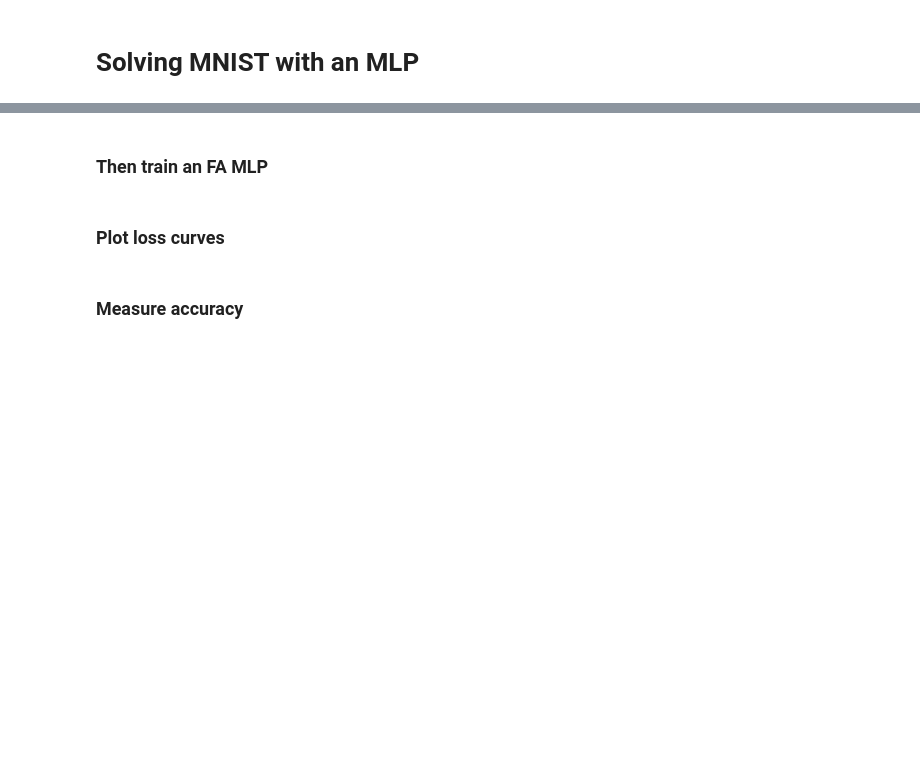
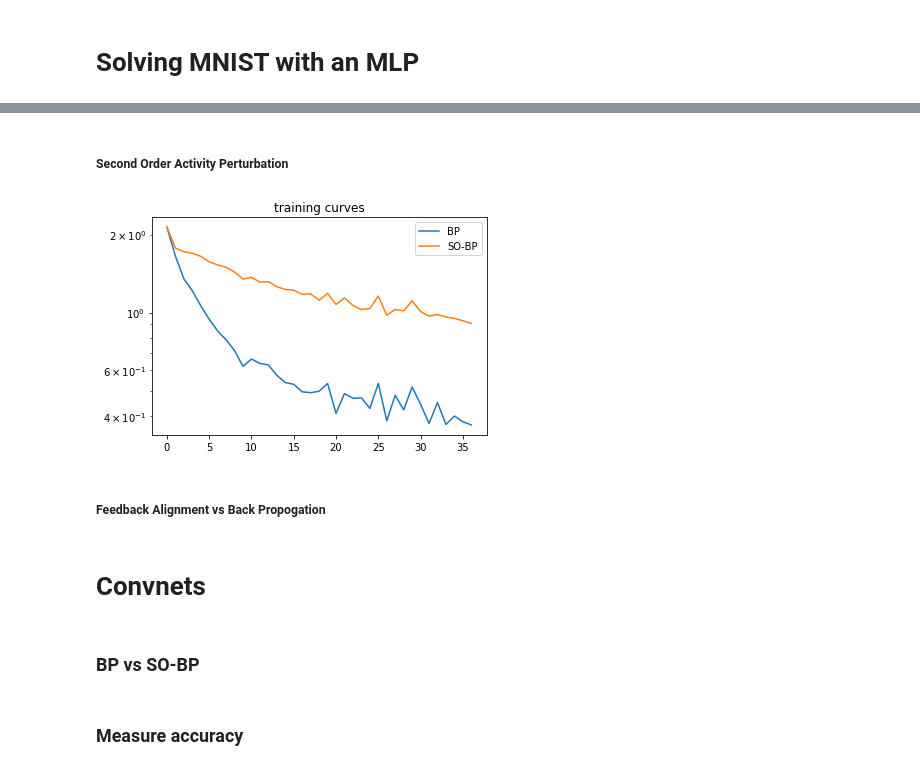
Before and after one commit to taliesinb/feedback_alignment, a Jupyter notebook: train_mnist.ipynb, the cells around one changed output, grey strips where cells are left out. Saved outputs shown, nothing was run; the diff lists cells and outputs as text; code cells hidden in the pictures; blank space fills up the shorter version.

Commit message:
Added SOAP module…
…which sadly makes training worse!

```diff
--- a/train_mnist.ipynb
+++ b/train_mnist.ipynb
@@ -19,2 +17,0 @@ loss1 = train_net(mlp1, mnist, 5, regression=False, sample_every=50)['loss']
-# %% [markdown]
-### Then train an FA MLP
@@ -24,2 +17,0 @@ loss2 = train_net(mlp2, mnist, 5, regression=False, sample_every=50)['loss']
-# %% [markdown]
-### Plot loss curves
@@ -33,0 +18,32 @@ plt.legend(['BP','FA']);
+# %% [markdown]
+##### Second Order Activity Perturbation
+# %%
+reload(fa)
+reload(ap)
+
+seed = 1
+h1 = 100
+h2 = 10
+soap_lr = 1
+soap_bias = 1e-3
+isize = 28 * 28
+
+train_args = {'regression':False, 'data': mnist, 'epochs': 0.2, 'optimizer':'SGD', 'sample_every':5, 'lr':0.05}
+
+torch.manual_seed(1)
+mlp1 = nn.Sequential(flatten(), fa.BPLinear(isize, h1), nn.Tanh(), fa.BPLinear(h1, h2))
+loss1 = train_net(mlp1, **train_args)['loss']
+
+torch.manual_seed(1)
+mlp2 = nn.Sequential(flatten(), fa.BPLinear(isize, h1), ap.SOAP(soap_lr, soap_bias), nn.Tanh(), fa.BPLinear(h1, h2))
+loss2 = train_net(mlp2, **train_args, updates=2)['loss']
+
+plt.figure(0)
+plt.title("training curves")
+plt.semilogy(loss1);
+plt.semilogy(loss2);
+plt.legend(['BP', 'SO-BP']);
+# %% [output]
+[figure, added]
+# %% [markdown]
+##### Feedback Alignment vs Back Propogation
@@ -33,0 +86,4 @@ plt.legend(['BP','FA']);
+# %% [markdown]
+# Convnets
+# %% [markdown]
+### BP vs SO-BP
```
Also changed, not shown: parts of 7 cells of this notebook, 5 other files.
